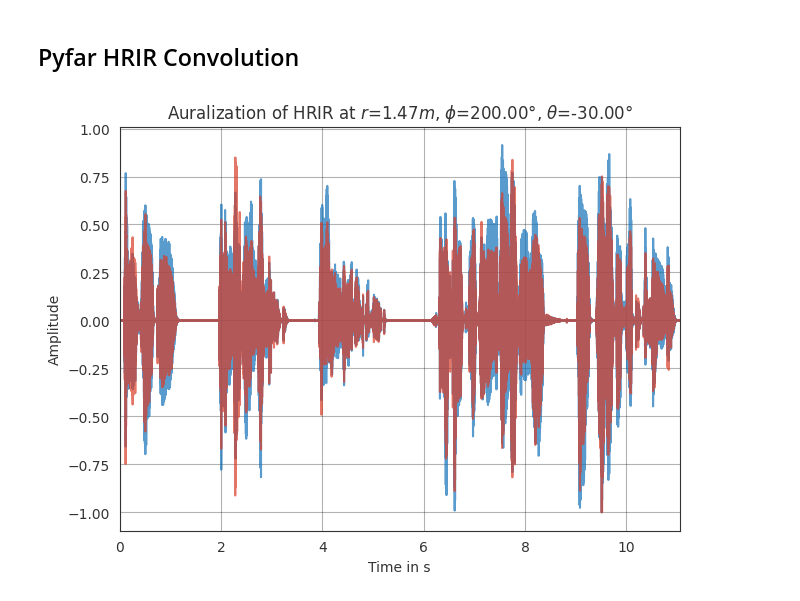
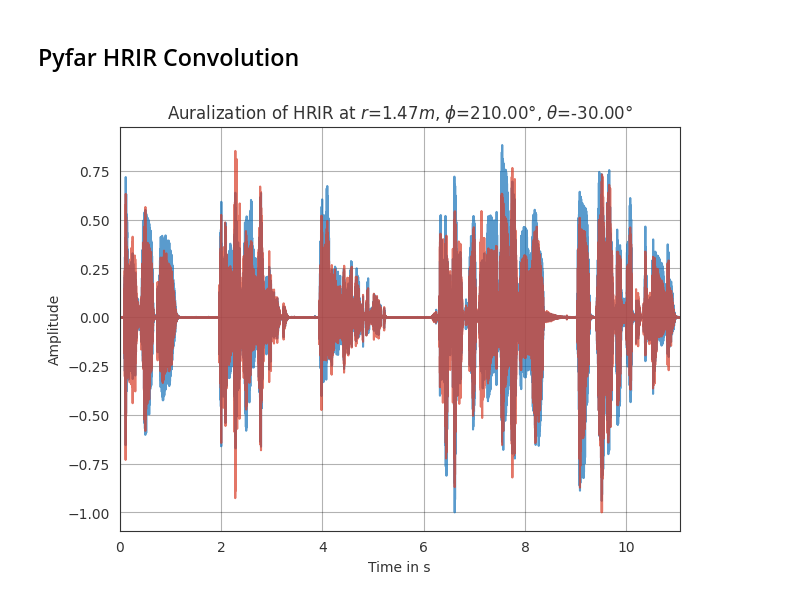
Before and after one commit to vackva/Orbe, a Jupyter notebook: python/ResearchNotebook.ipynb, the cells around one changed output. Drawn from its saved outputs; the diff is of its cells as text; code cells hidden in the pictures.

```diff
--- a/python/ResearchNotebook.ipynb
+++ b/python/ResearchNotebook.ipynb
@@ -54,22 +54,22 @@ def distance_ir(sr, ir, distance):
 # %%
 hrirs, sources, _ = pf.io.read_sofa(os.path.join('..', 'assets', 'pp1_HRIRs_measured.sofa'))
 
 signal, sr = librosa.load(os.path.join('..', 'tests', 'input.wav'), sr=44100, mono=False)
 
-idx = 330
+idx = 331
 hrir = hrirs[idx]
 source = sources[idx]
 radius, azimuth, elevation = *source.radius, *source.azimuth, *source.elevation
 
 signal = pf.Signal(signal, sr)
 auralization = pf.dsp.convolve(hrir, signal)
 auralization = pf.dsp.normalize(auralization)
 
 sf.write(os.path.join('..', 'tests', 'output', f'auralization_pp1_HRIRs_measured_{idx}.wav'), auralization.time.T, sr)
 
 ax = pf.plot.time(auralization, label='convolved')
 for line in ax.lines: line.set_alpha(0.7)
 ax.set_title(fr'Auralization of HRIR at $r$={radius:.2f}$m$, $\phi$={rad2deg(azimuth):.2f}°, $\theta$={(rad2deg(elevation)):.2f}°')
 plt.show()
 # %% [output]
-[figure, old version]
+[figure, new version]
```
Also changed, not shown: 1 other file.
